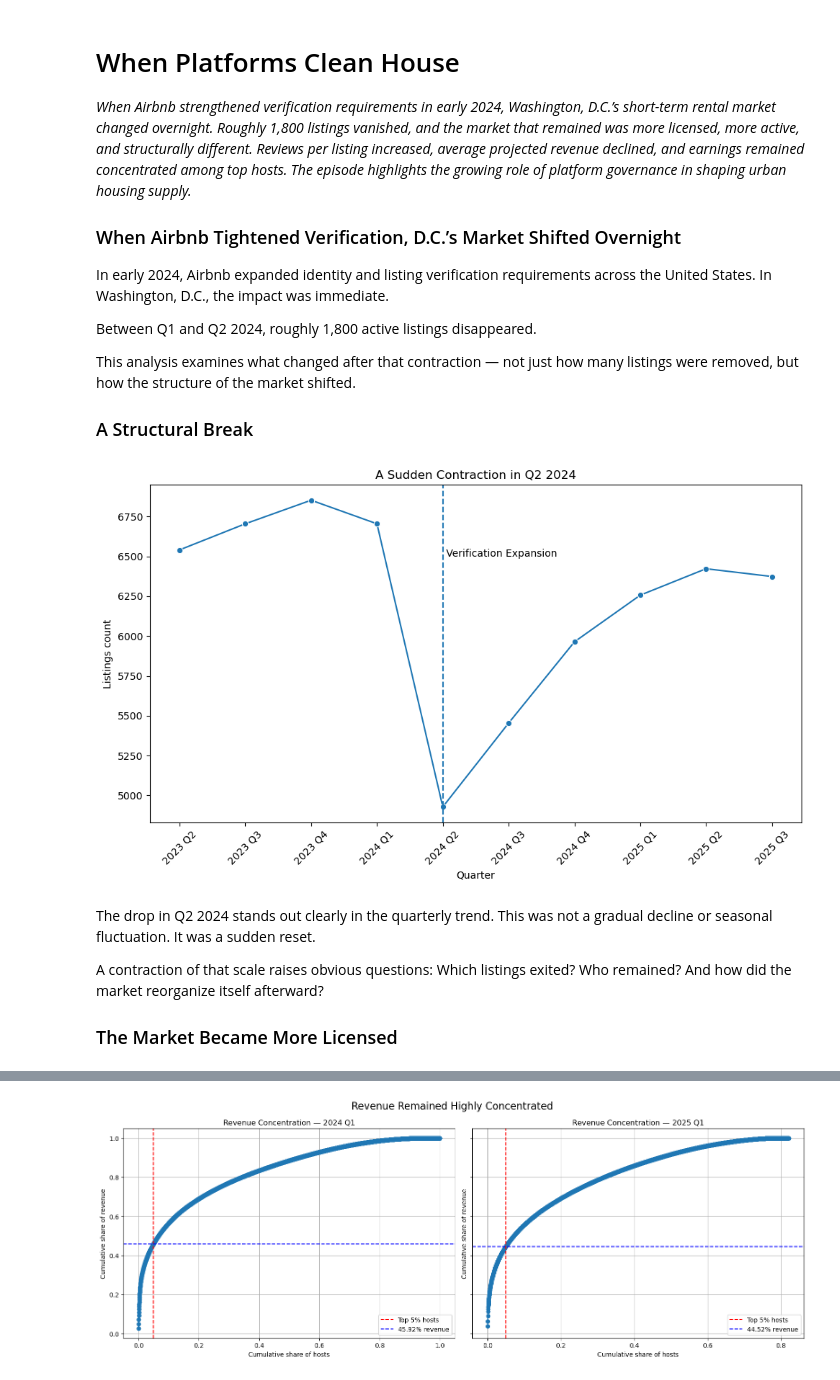
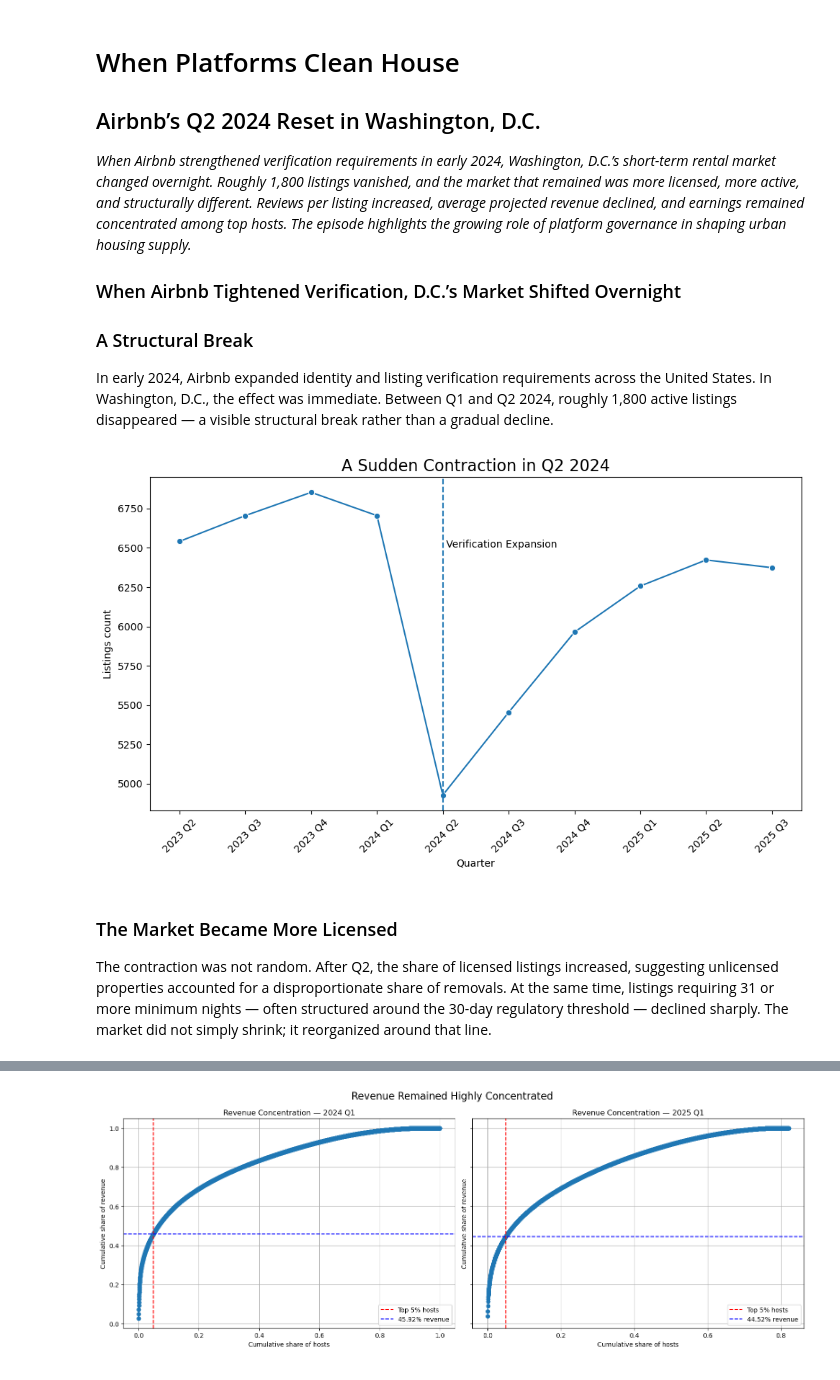
Before and after one commit to johbry17/Capital-Crashpad, a Jupyter notebook: notebooks/case_study.ipynb, the cells around one changed output, grey strips where cells are left out. Drawn from its saved outputs; the diff is of its cells as text; code cells hidden in the pictures.

Commit message:
feat(case study): revise plot layout and text of case study

```diff
--- a/notebooks/case_study.ipynb
+++ b/notebooks/case_study.ipynb
@@ -28,50 +28,44 @@ db_url = (
 engine = create_engine(db_url)
 # %% [markdown]
 # When Platforms Clean House
+## Airbnb’s Q2 2024 Reset in Washington, D.C.
 
 <em>When Airbnb strengthened verification requirements in early 2024, Washington, D.C.’s short-term rental market changed overnight. Roughly 1,800 listings vanished, and the market that remained was more licensed, more active, and structurally different. Reviews per listing increased, average projected revenue declined, and earnings remained concentrated among top hosts. The episode highlights the growing role of platform governance in shaping urban housing supply.</em>
 
 ### When Airbnb Tightened Verification, D.C.’s Market Shifted Overnight
 
-In early 2024, Airbnb expanded identity and listing verification requirements across the United States. In Washington, D.C., the impact was immediate.
+### A Structural Break
 
-Between Q1 and Q2 2024, roughly 1,800 active listings disappeared.
-
-This analysis examines what changed after that contraction — not just how many listings were removed, but how the structure of the market shifted.
-
-### A Structural Break
+In early 2024, Airbnb expanded identity and listing verification requirements across the United States. In Washington, D.C., the effect was immediate. Between Q1 and Q2 2024, roughly 1,800 active listings disappeared — a visible structural break rather than a gradual decline.
 # %%
 # listings count per quarter
 df = pd.read_sql(
     """
     SELECT
         quarter,
         listings_count
     FROM quarterly_market_summary
     ORDER BY quarter_index;
     """,
     engine,
 )
 
 plt.figure(figsize=(10, 6))
 sns.lineplot(data=df, x="quarter", y="listings_count", marker="o")
-plt.title("A Sudden Contraction in Q2 2024")
+plt.title("A Sudden Contraction in Q2 2024", fontsize=16)
 plt.xlabel("Quarter")
 plt.ylabel("Listings count")
 plt.xticks(rotation=45)
 ax = plt.gca()
 labels = [label.get_text().replace("_", " ") for label in ax.get_xticklabels()]
 ax.set_xticklabels(labels)
 plt.axvline(x="2024_Q2", linestyle="--")
 plt.text("2024_Q2", 6500, " Verification Expansion")
 plt.tight_layout()
 plt.show()
 # %% [output]
-[figure, old version]
+[figure, new version]
 # %% [markdown]
-The drop in Q2 2024 stands out clearly in the quarterly trend. This was not a gradual decline or seasonal fluctuation. It was a sudden reset.
+### The Market Became More Licensed
 
-A contraction of that scale raises obvious questions:
-Which listings exited? Who remained? And how did the market reorganize itself afterward?
-
-### The Market Became More Licensed
+The contraction was not random. After Q2, the share of licensed listings increased, suggesting unlicensed properties accounted for a disproportionate share of removals. At the same time, listings requiring 31 or more minimum nights — often structured around the 30-day regulatory threshold — declined sharply. The market did not simply shrink; it reorganized around that line.
```
Also changed, not shown: parts of 22 cells of this notebook, 1 other file.
